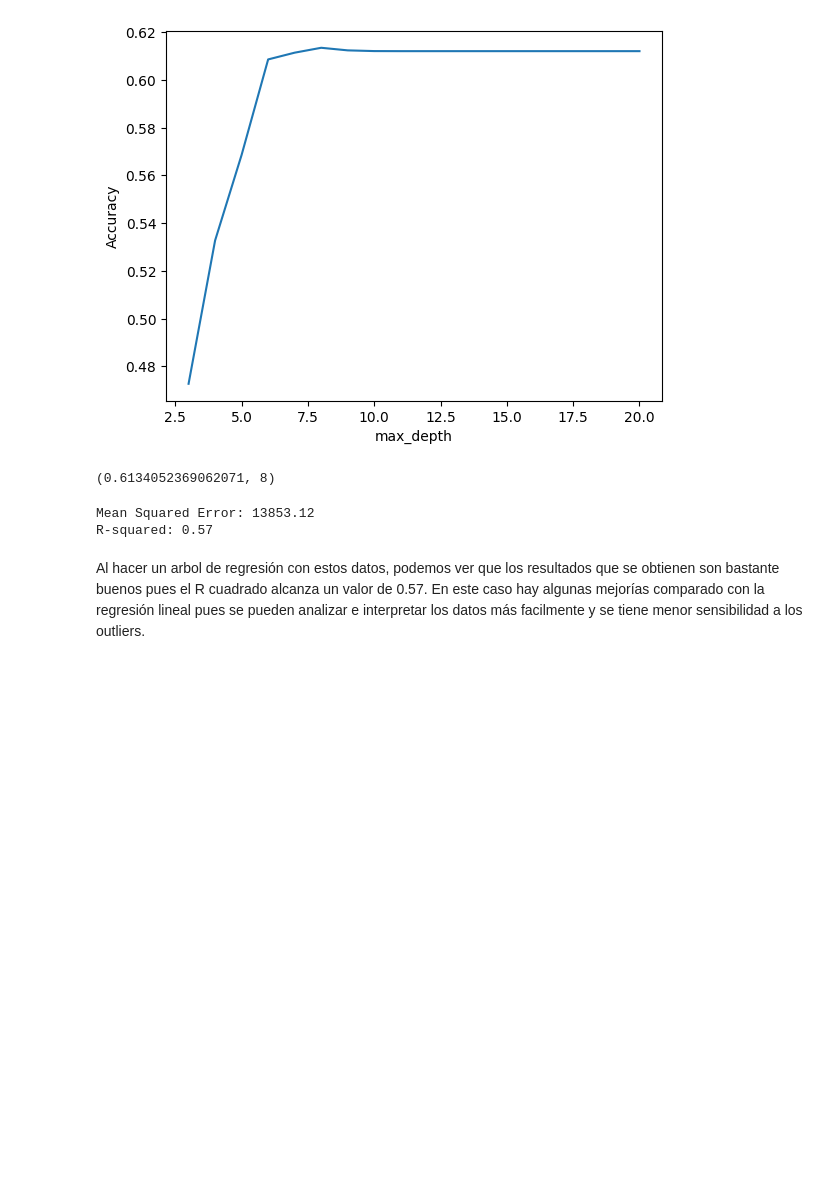
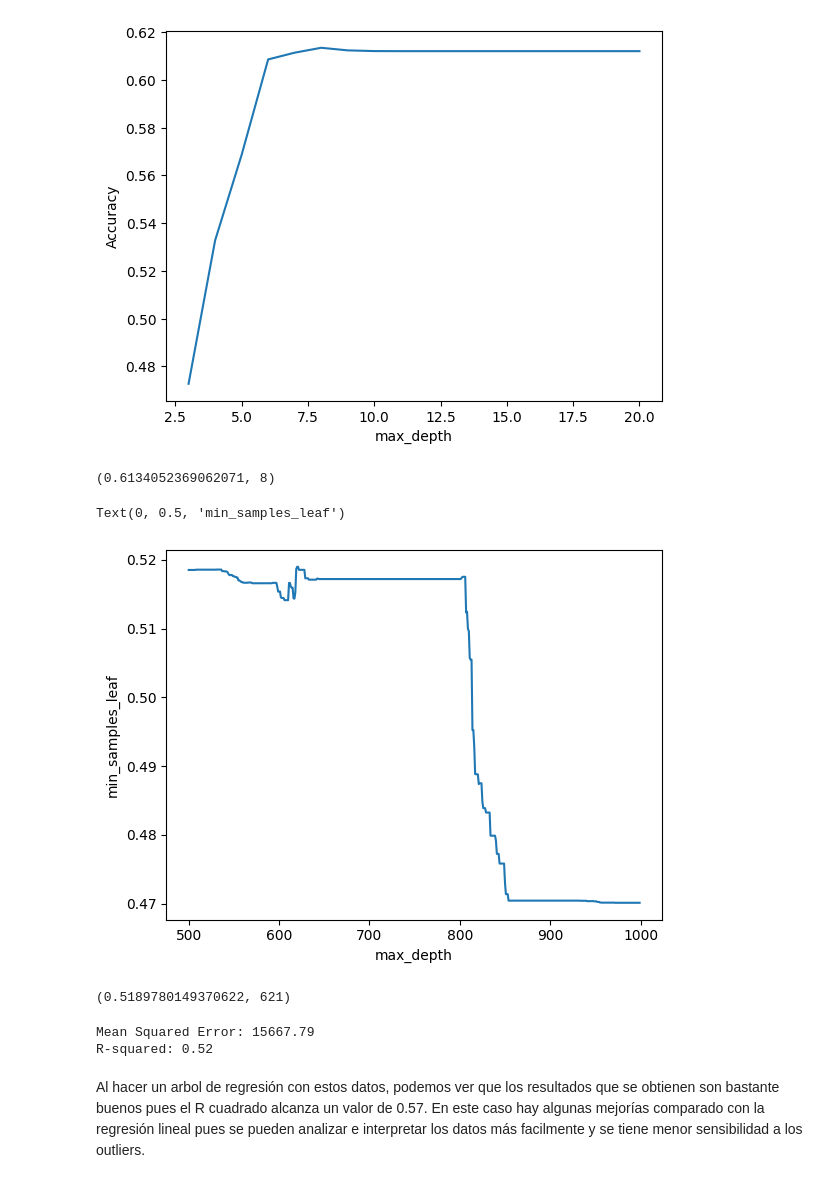
Before and after one commit to mebernal1/Curso-ML, a Jupyter notebook: Taller 1 - Maria Antonia Escobar.ipynb, the cells around one changed output. Cells and saved outputs as stored; diff of their text form; code cells hidden in the pictures; blank space fills up the shorter version.

```diff
--- a/Taller 1 - Maria Antonia Escobar.ipynb
+++ b/Taller 1 - Maria Antonia Escobar.ipynb
@@ -396,13 +430,35 @@ Text(0, 0.5, 'Accuracy')
 sorted(zip(accuracy_scores, max_depth_range))[::-1][0]
 # %% [output]
 (0.6134052369062071, 8)
+# %%
+min_samples_leaf_range = range(500,1000)
+accuracy_scores = []
+
+for hoja in min_samples_leaf_range:
+    # Definición del árbol de decisión usando DecisionTreeClassifier de la libreria sklearn
+    clf = DecisionTreeRegressor(criterion='squared_error',min_samples_leaf=hoja, random_state=1)
+    accuracy_scores.append(cross_val_score(clf, X_train, y_train, cv=10).mean())
+# %%
+import matplotlib.pyplot as plt
+plt.plot(min_samples_leaf_range, accuracy_scores)
+plt.xlabel('max_depth')
+plt.ylabel('min_samples_leaf')
+# %% [output]
+Text(0, 0.5, 'min_samples_leaf')
+[figure, added]
+# %%
+sorted(zip(accuracy_scores, min_samples_leaf_range))[::-1][0]
+# %% [output]
+(0.5189780149370622, 621)
 # %%
-clf = DecisionTreeRegressor(criterion='squared_error',max_depth=6, random_state=1)
+clf = DecisionTreeRegressor(criterion='squared_error',max_depth=8,min_samples_leaf=621, random_state=1)
 clf.fit(X, y)
 cross_val_score(clf, X, y, cv=10).mean()
 
 predictions = clf.predict(X_test)
 
+from sklearn.metrics import mean_squared_error
+from sklearn.metrics import r2_score
 
 mse = mean_squared_error(y_test, predictions)
 r2 = r2_score(y_test, predictions)
@@ -410,8 +466,8 @@ r2 = r2_score(y_test, predictions)
 print(f"Mean Squared Error: {mse:.2f}")
 print(f"R-squared: {r2:.2f}")
 # %% [output]
-Mean Squared Error: 13853.12
-R-squared: 0.57
+Mean Squared Error: 15667.79
+R-squared: 0.52
 # %% [markdown]
 Al hacer un arbol de regresión con estos datos, podemos ver que los resultados que se obtienen son bastante buenos pues el R cuadrado alcanza un valor de 0.57. En este caso hay algunas mejorías comparado con la regresión lineal pues se pueden analizar e interpretar los datos más facilmente y se tiene menor sensibilidad a los outliers.
 # %% [markdown]
```
Also changed, not shown: parts of 70 cells of this notebook.
